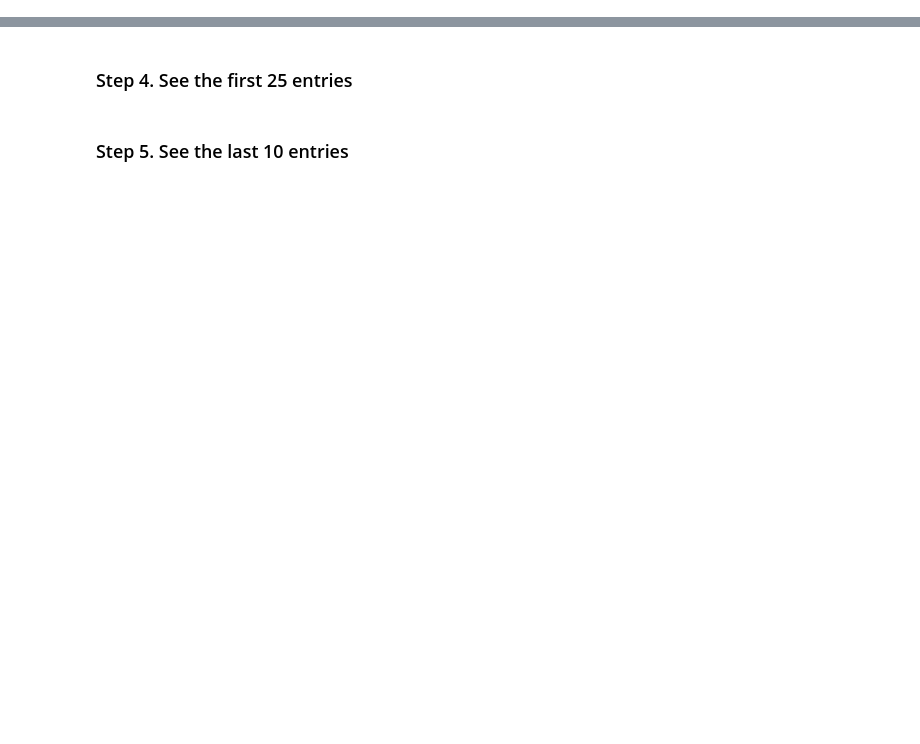
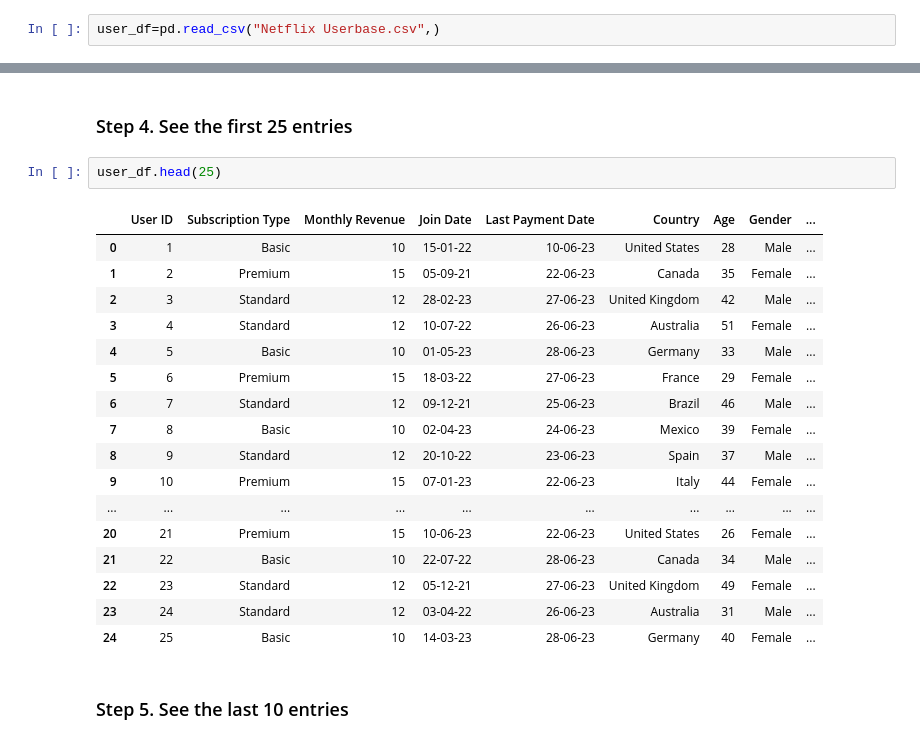
Before and after one commit to VanshKanani3/assigment, a Jupyter notebook: Exercise3.ipynb, the cells around one changed output, grey strips where cells are left out. Saved outputs shown, nothing was run; the diff lists cells and outputs as text; blank space fills up the shorter version.

```diff
--- a/Exercise3.ipynb
+++ b/Exercise3.ipynb
@@ -8,2 +11,4 @@ Special thanks to: https://github.com/justmarkham for sharing the dataset and ma
+# %%
+user_df=pd.read_csv("Netflix Userbase.csv",)
 # %% [markdown]
 ### Step 2. Import the dataset from this [address](https://raw.githubusercontent.com/justmarkham/DAT8/master/data/u.user).
@@ -12,4 +42,24 @@ Special thanks to: https://github.com/justmarkham for sharing the dataset and ma
 # %% [markdown]
 ### Step 4. See the first 25 entries
+# %%
+user_df.head(25)
+# %% [output]
+|  | User ID | Subscription Type | Monthly Revenue | Join Date | Last Payment Date | Country | Age | Gender | ... |
+| 0 | 1 | Basic | 10 | 15-01-22 | 10-06-23 | United States | 28 | Male | ... |
+| 1 | 2 | Premium | 15 | 05-09-21 | 22-06-23 | Canada | 35 | Female | ... |
+| 2 | 3 | Standard | 12 | 28-02-23 | 27-06-23 | United Kingdom | 42 | Male | ... |
+| 3 | 4 | Standard | 12 | 10-07-22 | 26-06-23 | Australia | 51 | Female | ... |
+| 4 | 5 | Basic | 10 | 01-05-23 | 28-06-23 | Germany | 33 | Male | ... |
+| 5 | 6 | Premium | 15 | 18-03-22 | 27-06-23 | France | 29 | Female | ... |
+| 6 | 7 | Standard | 12 | 09-12-21 | 25-06-23 | Brazil | 46 | Male | ... |
+| 7 | 8 | Basic | 10 | 02-04-23 | 24-06-23 | Mexico | 39 | Female | ... |
+| 8 | 9 | Standard | 12 | 20-10-22 | 23-06-23 | Spain | 37 | Male | ... |
+| 9 | 10 | Premium | 15 | 07-01-23 | 22-06-23 | Italy | 44 | Female | ... |
+| ... | ... | ... | ... | ... | ... | ... | ... | ... | ... |
+| 20 | 21 | Premium | 15 | 10-06-23 | 22-06-23 | United States | 26 | Female | ... |
+| 21 | 22 | Basic | 10 | 22-07-22 | 28-06-23 | Canada | 34 | Male | ... |
+| 22 | 23 | Standard | 12 | 05-12-21 | 27-06-23 | United Kingdom | 49 | Female | ... |
+| 23 | 24 | Standard | 12 | 03-04-22 | 26-06-23 | Australia | 31 | Male | ... |
+| 24 | 25 | Basic | 10 | 14-03-23 | 28-06-23 | Germany | 40 | Female | ... |
 # %% [markdown]
 ### Step 5. See the last 10 entries
```
Also changed, not shown: parts of 18 cells of this notebook.
